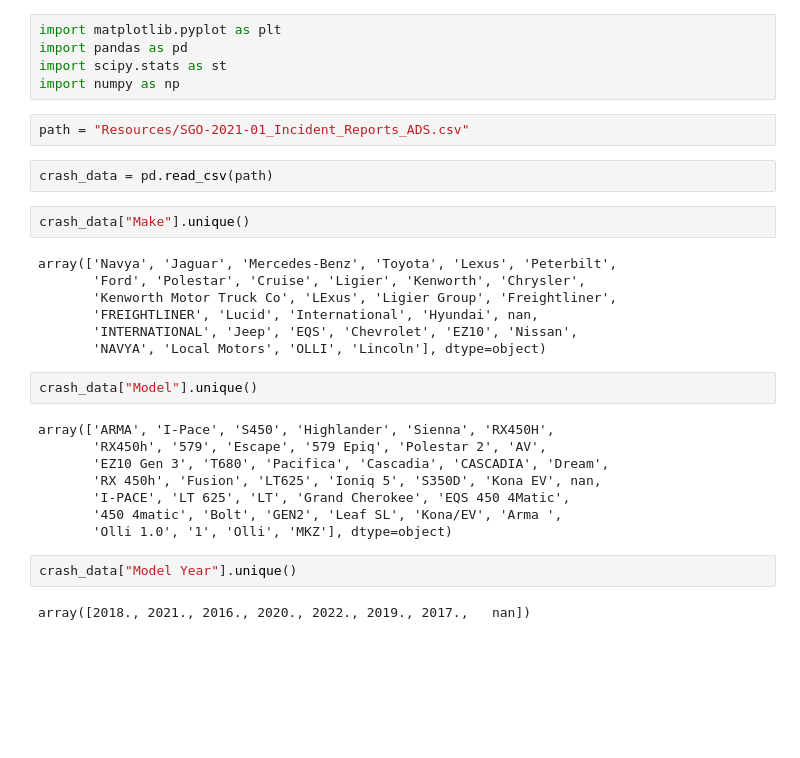
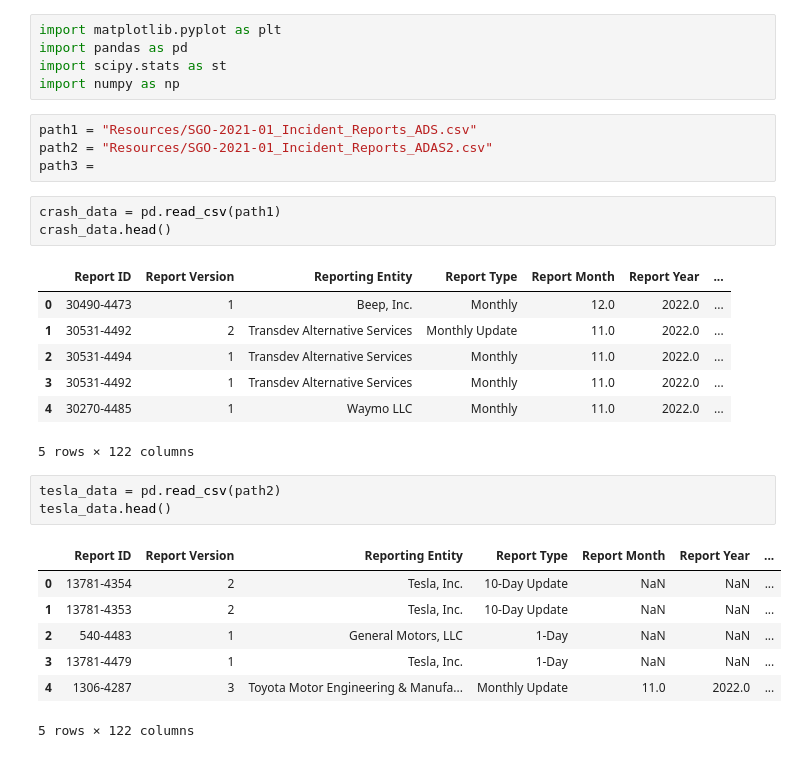
Before and after one commit to jngreco/Team-AutoCrash-Project, a Jupyter notebook: Info Gathering/Test-DF.ipynb, the cells around one changed output. Saved outputs shown, nothing was run; the diff lists cells and outputs as text; blank space fills up the shorter version.

```diff
--- a/Info Gathering/Test-DF.ipynb
+++ b/Info Gathering/Test-DF.ipynb
@@ -4,30 +4,29 @@ import pandas as pd
 import scipy.stats as st
 import numpy as np
 # %%
-path = "Resources/SGO-2021-01_Incident_Reports_ADS.csv"
+path1 = "Resources/SGO-2021-01_Incident_Reports_ADS.csv"
+path2 = "Resources/SGO-2021-01_Incident_Reports_ADAS2.csv"
+path3 =
 # %%
-crash_data = pd.read_csv(path)
+crash_data = pd.read_csv(path1)
+crash_data.head()
+# %% [output]
+|  | Report ID | Report Version | Reporting Entity | Report Type | Report Month | Report Year | ... |
+| 0 | 30490-4473 | 1 | Beep, Inc. | Monthly | 12.0 | 2022.0 | ... |
+| 1 | 30531-4492 | 2 | Transdev Alternative Services | Monthly Update | 11.0 | 2022.0 | ... |
+| 2 | 30531-4494 | 1 | Transdev Alternative Services | Monthly | 11.0 | 2022.0 | ... |
+| 3 | 30531-4492 | 1 | Transdev Alternative Services | Monthly | 11.0 | 2022.0 | ... |
+| 4 | 30270-4485 | 1 | Waymo LLC | Monthly | 11.0 | 2022.0 | ... |
+5 rows × 122 columns
-# %%
-crash_data["Make"].unique()
-# %% [output]
-array(['Navya', 'Jaguar', 'Mercedes-Benz', 'Toyota', 'Lexus', 'Peterbilt',
-       'Ford', 'Polestar', 'Cruise', 'Ligier', 'Kenworth', 'Chrysler',
-       'Kenworth Motor Truck Co', 'LExus', 'Ligier Group', 'Freightliner',
-       'FREIGHTLINER', 'Lucid', 'International', 'Hyundai', nan,
-       'INTERNATIONAL', 'Jeep', 'EQS', 'Chevrolet', 'EZ10', 'Nissan',
-       'NAVYA', 'Local Motors', 'OLLI', 'Lincoln'], dtype=object)
-# %%
-crash_data["Model"].unique()
-# %% [output]
-array(['ARMA', 'I-Pace', 'S450', 'Highlander', 'Sienna', 'RX450H',
-       'RX450h', '579', 'Escape', '579 Epiq', 'Polestar 2', 'AV',
-       'EZ10 Gen 3', 'T680', 'Pacifica', 'Cascadia', 'CASCADIA', 'Dream',
-       'RX 450h', 'Fusion', 'LT625', 'Ioniq 5', 'S350D', 'Kona EV', nan,
-       'I-PACE', 'LT 625', 'LT', 'Grand Cherokee', 'EQS 450 4Matic',
-       '450 4matic', 'Bolt', 'GEN2', 'Leaf SL', 'Kona/EV', 'Arma ',
-       'Olli 1.0', '1', 'Olli', 'MKZ'], dtype=object)
-# %%
-crash_data["Model Year"].unique()
-# %% [output]
-array([2018., 2021., 2016., 2020., 2022., 2019., 2017.,   nan])
+# %%
+tesla_data = pd.read_csv(path2)
+tesla_data.head()
+# %% [output]
+|  | Report ID | Report Version | Reporting Entity | Report Type | Report Month | Report Year | ... |
+| 0 | 13781-4354 | 2 | Tesla, Inc. | 10-Day Update | NaN | NaN | ... |
+| 1 | 13781-4353 | 2 | Tesla, Inc. | 10-Day Update | NaN | NaN | ... |
+| 2 | 540-4483 | 1 | General Motors, LLC | 1-Day | NaN | NaN | ... |
+| 3 | 13781-4479 | 1 | Tesla, Inc. | 1-Day | NaN | NaN | ... |
+| 4 | 1306-4287 | 3 | Toyota Motor Engineering & Manufa... | Monthly Update | 11.0 | 2022.0 | ... |
+5 rows × 122 columns
 # %%
```
Also changed, not shown: parts of 4 cells of this notebook, 1 other file.
